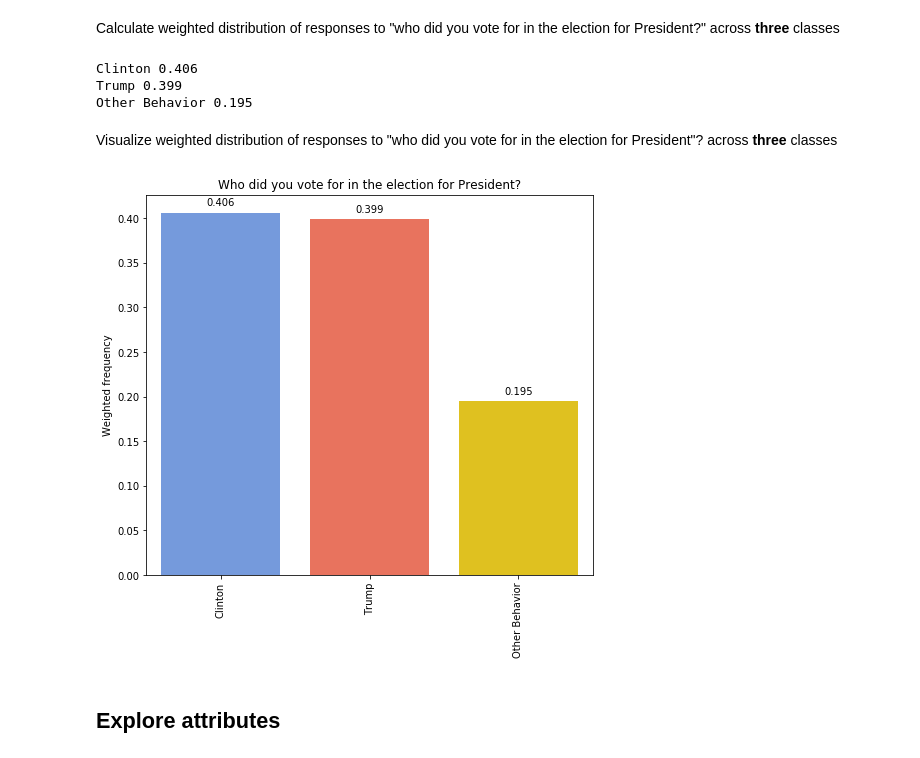
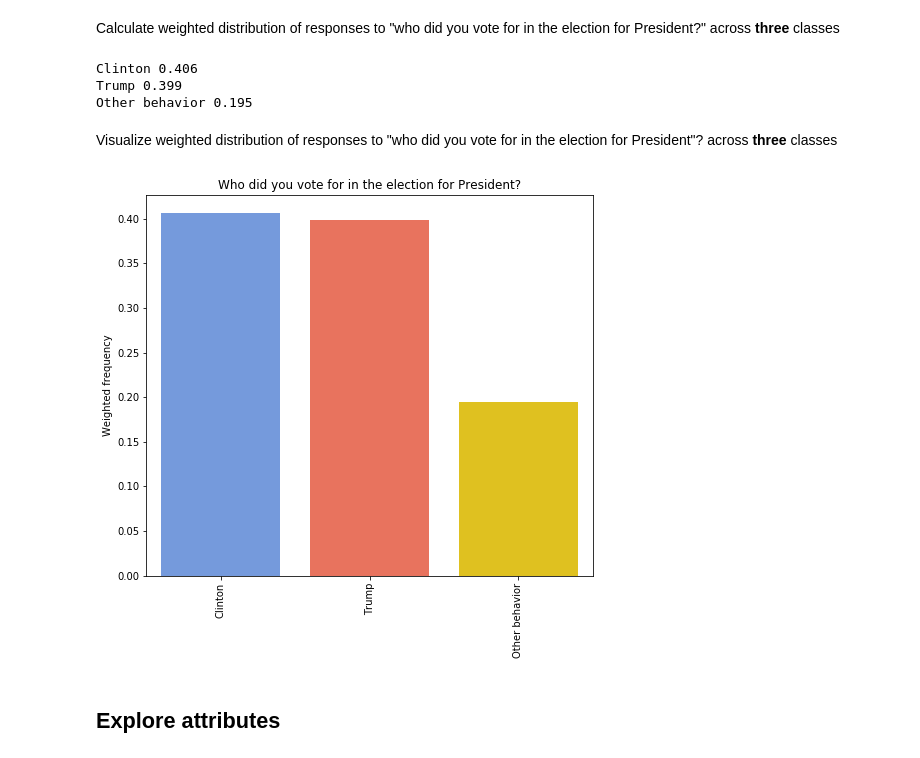
Before and after one commit to ali0003433/predict-by-issue-prioritization, a Jupyter notebook: notebooks/2-al-exploration.ipynb, the cells around one changed output. Drawn from its saved outputs; the diff is of its cells as text; code cells hidden in the pictures.

```diff
--- a/notebooks/2-al-exploration.ipynb
+++ b/notebooks/2-al-exploration.ipynb
@@ -57,54 +57,42 @@ No Response 0.13
 # %% [markdown]
 Visualize weighted distribution of responses to "who did you vote for in the election for President"? across <b>eight</b> classes
 # %%
-clrs = ['cornflowerblue', 'tomato', 'gold', 'lightgreen',
-        'purple', 'lightgrey', 'dimgrey', 'darkgray']
-cand_list = ['Clinton', 'Trump', 'Johnson', 'Stein',
-             'McMullin', 'Other', 'Did not vote', 'No Response']
-plt.figure(figsize=(8, 7))
-bar_plot = sns.barplot(x=cand_list,
-                       y=list(vote_freq_series),
-                       palette=clrs)
-bar_plot.set_xticklabels(rotation=90, labels=cand_list)
-bar_plot.set_title('Who did you vote for in the election for President?')
-bar_plot.set_ylabel('Weighted frequency')
-# add labels to bars
-for bar in bar_plot.patches:
-    bar_plot.annotate(format(bar.get_height(), '.3f'), (bar.get_x() + bar.get_width() / 2.,
+x = pres_list
+y = list(pres_freq)
+palette = ['cornflowerblue', 'tomato', 'gold', 'lightgreen',
+           'purple', 'lightgrey', 'dimgrey', 'darkgray']
+title = 'Who did you vote for in the election for President?'
+xlabels = pres_list
+pres_plt = plot_bar(x, y, palette, title, xlabels)
+for bar in pres_plt.patches: #add value to top of each bar
+    pres_plt.annotate(format(bar.get_height(), '.3f'), (bar.get_x() + bar.get_width() / 2.,
                                                         bar.get_height()), ha='center', va='center', xytext=(0, 10), textcoords='offset points')
-plt.show()
 # %% [output]
 [figure]
 # %% [markdown]
 Calculate weighted distribution of responses to "who did you vote for in the election for President?" across <b>three</b> classes
 # %%
-cnd_3cat_series = calc.distribution(df, 'vote_3cat').round(3)
-cnd_3cat_list = ['Clinton', 'Trump', 'Other Behavior']
-cnd_3cat_freq_dict = dict(cnd_3cat_series)
-for ind, val in enumerate(cnd_3cat_freq_dict.values()):
-    print(cnd_3cat_list[ind], val)
+pres_cat_list = ['Clinton', 'Trump', 'Other behavior']
+pres_cat_freq = calc.distribution(df, 'vote_3cat').round(3)
+
+for ind, val in enumerate(pres_cat_freq):
+    print(pres_cat_list[ind], val)
 # %% [output]
 Clinton 0.406
 Trump 0.399
-Other Behavior 0.195
+Other behavior 0.195
 # %% [markdown]
 Visualize weighted distribution of responses to "who did you vote for in the election for President"? across <b>three</b> classes
-# %%
-
-plt.figure(figsize=(8, 7))
-bar_plot = sns.barplot(x=cnd_3cat_list,
-                       y=list(cnd_3cat_series),
-                       palette=clrs)
-bar_plot.set_xticklabels(rotation=90, labels=cnd_3cat_list)
-bar_plot.set_title('Who did you vote for in the election for President?')
-bar_plot.set_ylabel('Weighted frequency')
-# add labels to bars
-for bar in bar_plot.patches:
-    bar_plot.annotate(format(bar.get_height(), '.3f'), (bar.get_x() + bar.get_width() / 2.,
-                                                        bar.get_height()), ha='center', va='center', xytext=(0, 10), textcoords='offset points')
-plt.show()
-# %% [output]
-[figure, removed]
+# %%
+x = pres_cat_list
+y = list(pres_cat_freq)
+palette_short = ['cornflowerblue','tomato','lightgrey']
+title = 'Who did you vote for in the election for President?'
+xlabels = pres_cat_list
+
+cat_plt = plot_bar(x, y, palette, title, xlabels)
+# %% [output]
+[figure, added]
 # %% [markdown]
 ## Explore attributes
 # %% [markdown]
```
Also changed, not shown: parts of 22 cells of this notebook, 2 other files.
